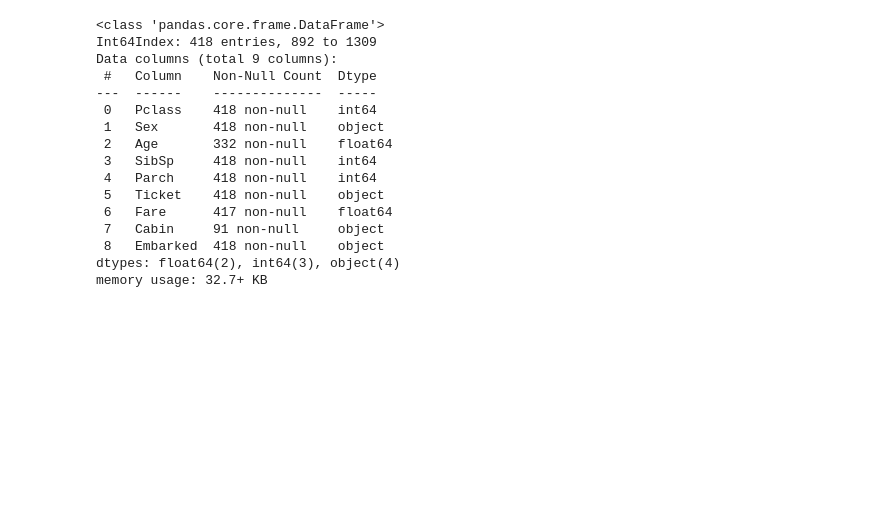
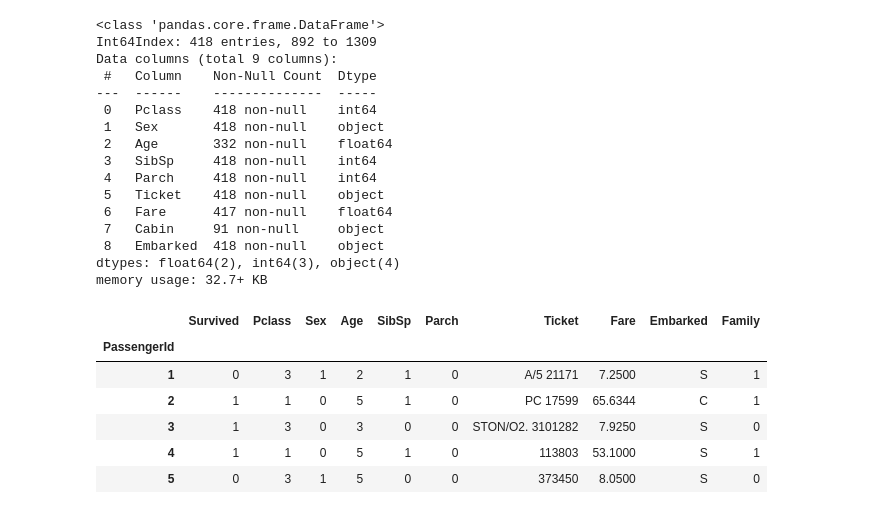
Before and after one commit to ramsoi53/ramsoi, a Jupyter notebook: ML_Titanic.ipynb, the cells around one changed output. Saved outputs shown, nothing was run; the diff lists cells and outputs as text; code cells hidden in the pictures; blank space fills up the shorter version.

```diff
--- a/ML_Titanic.ipynb
+++ b/ML_Titanic.ipynb
@@ -521,0 +523,11 @@ Name: Age, dtype: int64
+# %%
+df_train.loc[df_train['Age'] <=11,'Age'] = 0
+df_train.loc[(df_train['Age'] > 11) & (df_train['Age'] <= 18), 'Age'] = 1
+df_train.loc[(df_train['Age'] > 18) & (df_train['Age'] <= 22), 'Age'] = 2
+df_train.loc[(df_train['Age'] > 22) & (df_train['Age'] <= 27), 'Age'] = 3
+df_train.loc[(df_train['Age'] > 27) & (df_train['Age'] <= 33), 'Age'] = 4
+df_train.loc[(df_train['Age'] > 33) & (df_train['Age'] <= 40), 'Age'] = 5
+df_train.loc[(df_train['Age'] > 40) & (df_train['Age'] <= 66), 'Age'] = 6
+df_train.loc[ df_train['Age'] > 66, 'Age'] = 6
+
+df_train['Age'].value_counts()
@@ -584,3 +613,16 @@ Data columns (total 9 columns):
  8   Embarked  418 non-null    object
 dtypes: float64(2), int64(3), object(4)
 memory usage: 32.7+ KB
+# %%
+#Sex 인코딩
+
+df_train['Sex'].replace({'male': 1, 'female':0}, inplace=True)
+df_train.head()
+# %% [output]
+|  | Survived | Pclass | Sex | Age | SibSp | Parch | Ticket | Fare | Embarked | Family |
+| PassengerId |  |  |  |  |  |  |  |  |  |  |
+| 1 | 0 | 3 | 1 | 2 | 1 | 0 | A/5 21171 | 7.2500 | S | 1 |
+| 2 | 1 | 1 | 0 | 5 | 1 | 0 | PC 17599 | 65.6344 | C | 1 |
+| 3 | 1 | 3 | 0 | 3 | 0 | 0 | STON/O2. 3101282 | 7.9250 | S | 0 |
+| 4 | 1 | 1 | 0 | 5 | 1 | 0 | 113803 | 53.1000 | S | 1 |
+| 5 | 0 | 3 | 1 | 5 | 0 | 0 | 373450 | 8.0500 | S | 0 |
```
Also changed, not shown: parts of 12 cells of this notebook.
